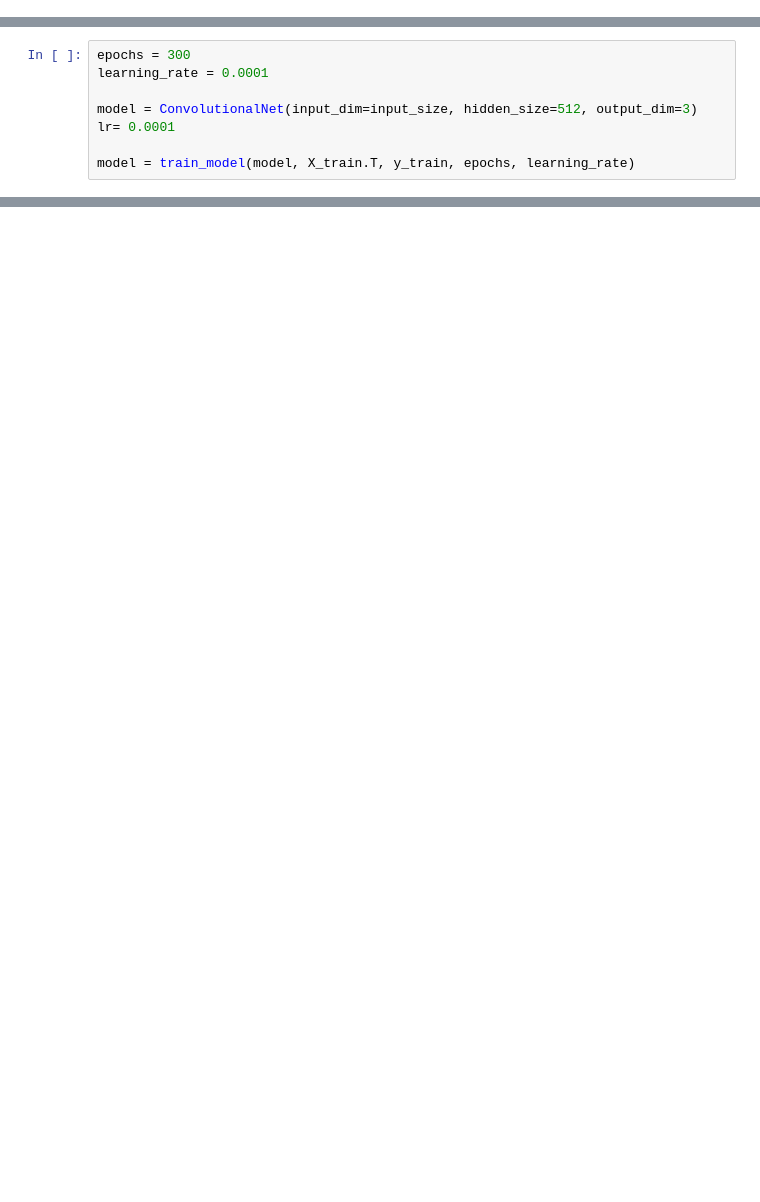
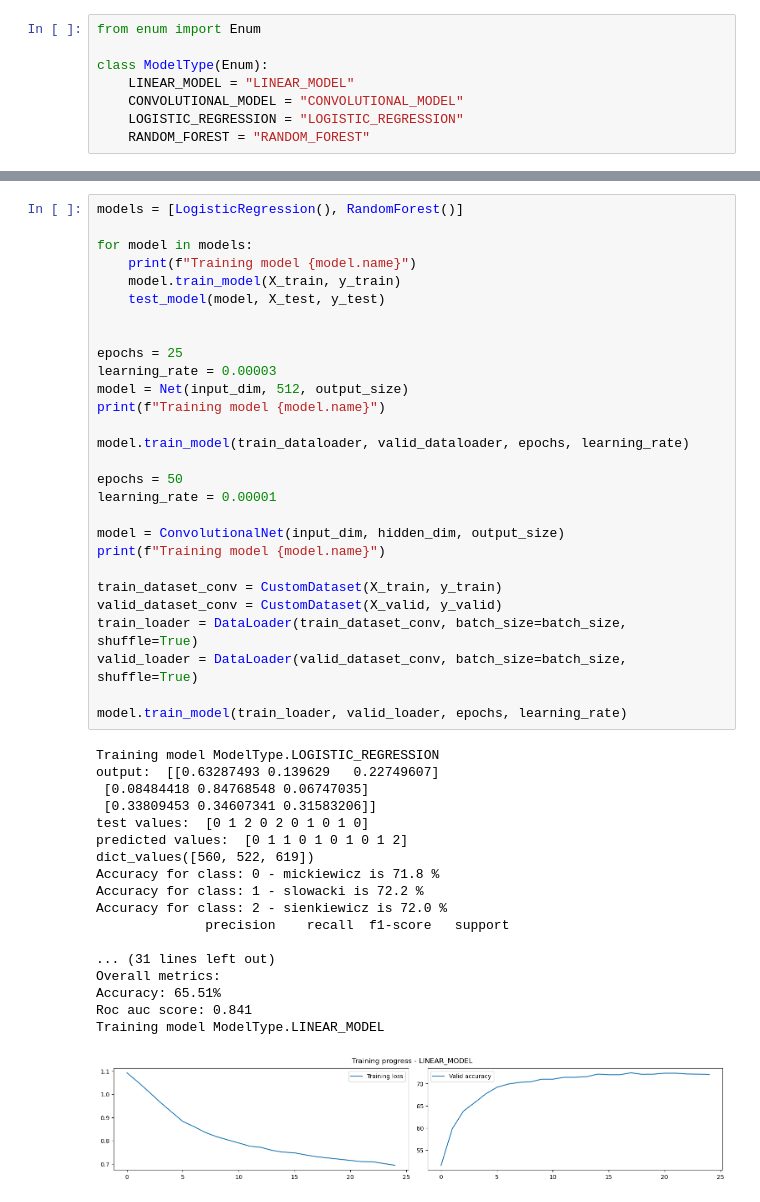
Before and after one commit to KWaniova/PLN, a Jupyter notebook: projekt/projekt.ipynb, the cells around one changed output, grey strips where cells are left out. Drawn from its saved outputs; the diff is of its cells as text; blank space fills up the shorter version.

```diff
--- a/projekt/projekt.ipynb
+++ b/projekt/projekt.ipynb
@@ -279 +340,9 @@ roc_auc_score(y, clf.predict_proba(X), multi_class='ovr')
+# %%
+from enum import Enum
+
+class ModelType(Enum):
+    LINEAR_MODEL = "LINEAR_MODEL"
+    CONVOLUTIONAL_MODEL = "CONVOLUTIONAL_MODEL"
+    LOGISTIC_REGRESSION = "LOGISTIC_REGRESSION"
+    RANDOM_FOREST = "RANDOM_FOREST"
 # %%
@@ -312,8 +445,0 @@ class ConvolutionalNet(nn.Module):
-# %%
-epochs = 300
-learning_rate = 0.0001
-
-model = ConvolutionalNet(input_dim=input_size, hidden_size=512, output_dim=3)
-lr= 0.0001
-
-model = train_model(model, X_train.T, y_train, epochs, learning_rate)
@@ -423,0 +516,47 @@ ROC AUC: 0.8189582189318152
+# %%
+models = [LogisticRegression(), RandomForest()]
+
+for model in models:
+    print(f"Training model {model.name}")
+    model.train_model(X_train, y_train)
+    test_model(model, X_test, y_test)
+
+
+epochs = 25
+learning_rate = 0.00003
+model = Net(input_dim, 512, output_size)
+print(f"Training model {model.name}")
+
+model.train_model(train_dataloader, valid_dataloader, epochs, learning_rate)
+
+epochs = 50
+learning_rate = 0.00001
+
+model = ConvolutionalNet(input_dim, hidden_dim, output_size)
+print(f"Training model {model.name}")
+
+train_dataset_conv = CustomDataset(X_train, y_train)
+valid_dataset_conv = CustomDataset(X_valid, y_valid)
+train_loader = DataLoader(train_dataset_conv, batch_size=batch_size, shuffle=True)
+valid_loader = DataLoader(valid_dataset_conv, batch_size=batch_size, shuffle=True)
+
+model.train_model(train_loader, valid_loader, epochs, learning_rate)
+# %% [output]
+Training model ModelType.LOGISTIC_REGRESSION
+output:  [[0.63287493 0.139629   0.22749607]
+ [0.08484418 0.84768548 0.06747035]
+ [0.33809453 0.34607341 0.31583206]]
+test values:  [0 1 2 0 2 0 1 0 1 0]
+predicted values:  [0 1 1 0 1 0 1 0 1 2]
+dict_values([560, 522, 619])
+Accuracy for class: 0 - mickiewicz is 71.8 %
+Accuracy for class: 1 - slowacki is 72.2 %
+Accuracy for class: 2 - sienkiewicz is 72.0 %
+              precision    recall  f1-score   support
+
+... (31 lines left out)
+Overall metrics:
+Accuracy: 65.51%
+Roc auc score: 0.841
+Training model ModelType.LINEAR_MODEL
+[figure, added]
```
Also changed, not shown: parts of 52 cells of this notebook, 24 other files.
